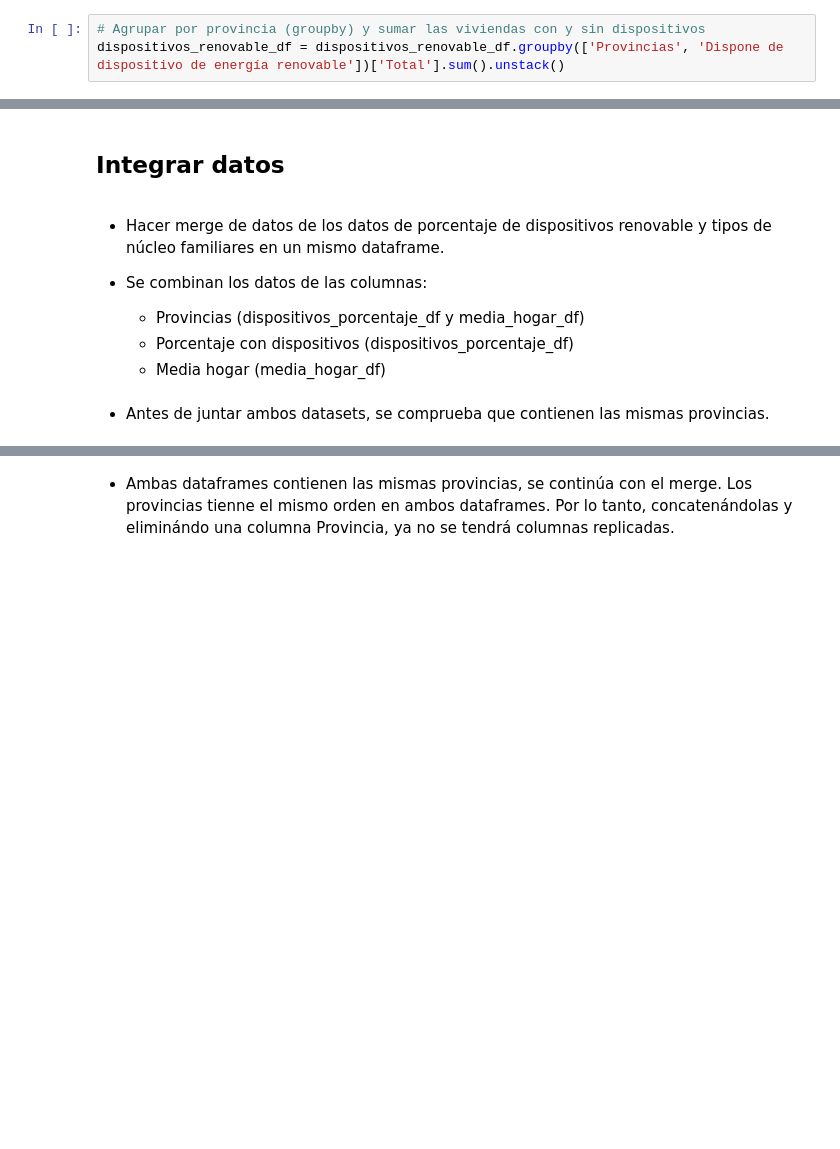
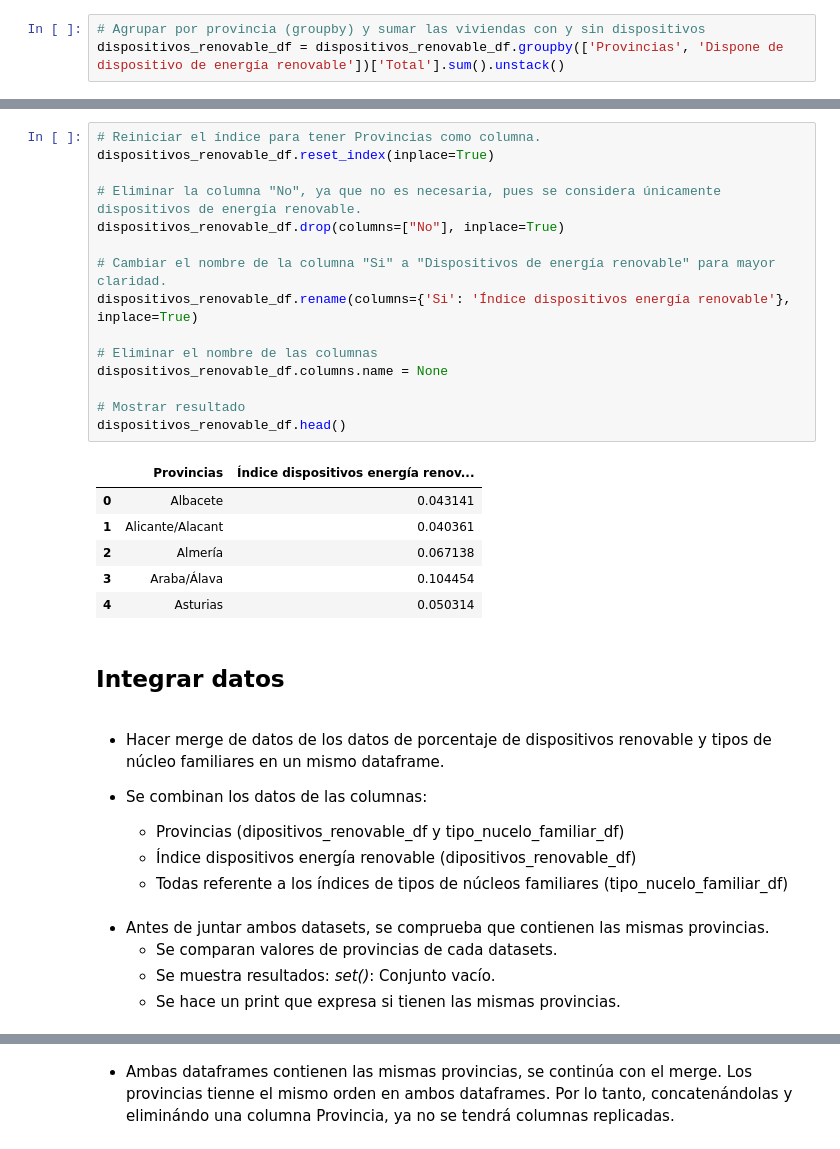
Before and after one commit to elena-17/DataMining-24-25, a Jupyter notebook: src/data_card_3_processing.ipynb, the cells around one changed output, grey strips where cells are left out. Saved outputs shown, nothing was run; the diff lists cells and outputs as text; blank space fills up the shorter version.

```diff
--- a/src/data_card_3_processing.ipynb
+++ b/src/data_card_3_processing.ipynb
@@ -136,14 +290,39 @@ dispositivos_renovable_df.head()
+# %%
+# Reiniciar el índice para tener Provincias como columna.
+dispositivos_renovable_df.reset_index(inplace=True)
+
+# Eliminar la columna "No", ya que no es necesaria, pues se considera únicamente dispositivos de energía renovable.
+dispositivos_renovable_df.drop(columns=["No"], inplace=True)
+
+# Cambiar el nombre de la columna "Si" a "Dispositivos de energía renovable" para mayor claridad.
+dispositivos_renovable_df.rename(columns={'Si': 'Índice dispositivos energía renovable'}, inplace=True)
+
+# Eliminar el nombre de las columnas
+dispositivos_renovable_df.columns.name = None
+
+# Mostrar resultado
+dispositivos_renovable_df.head()
+# %% [output]
+|  | Provincias | Índice dispositivos energía renov... |
+| 0 | Albacete | 0.043141 |
+| 1 | Alicante/Alacant | 0.040361 |
+| 2 | Almería | 0.067138 |
+| 3 | Araba/Álava | 0.104454 |
+| 4 | Asturias | 0.050314 |
 # %% [markdown]
 ## Integrar datos
 # %% [markdown]
 - Hacer merge de datos de los datos de porcentaje de dispositivos renovable y tipos de núcleo familiares en un mismo dataframe.
 
 - Se combinan los datos de las columnas:
-    - Provincias (dispositivos_porcentaje_df y media_hogar_df)
-    - Porcentaje con dispositivos (dispositivos_porcentaje_df)
-    - Media hogar (media_hogar_df)
+    - Provincias (dipositivos_renovable_df y tipo_nucelo_familiar_df)
+    - Índice dispositivos energía renovable (dipositivos_renovable_df)
+    - Todas referente a los índices de tipos de núcleos familiares (tipo_nucelo_familiar_df)
 # %% [markdown]
 - Antes de juntar ambos datasets, se comprueba que contienen las mismas provincias.
+    - Se comparan valores de provincias de cada datasets.
+    - Se muestra resultados: *set()*: Conjunto vacío.
+    - Se hace un print que expresa si tienen las mismas provincias.
 # %%
 # Listar las provincias únicas de cada DataFrame
 provincias_dispositivos = set(dispositivos_renovable_df['Provincias'].unique())
```
Also changed, not shown: parts of 27 cells of this notebook.
